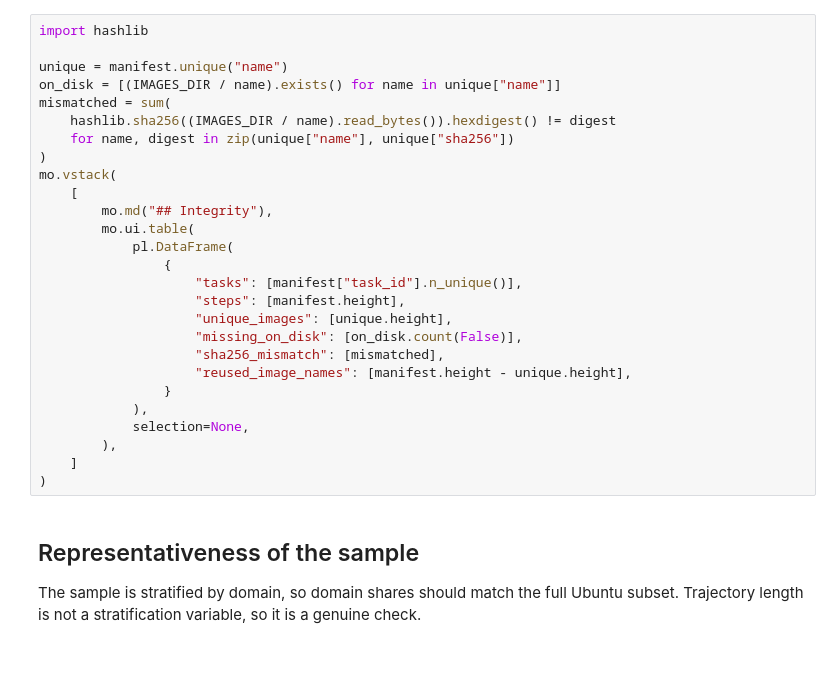
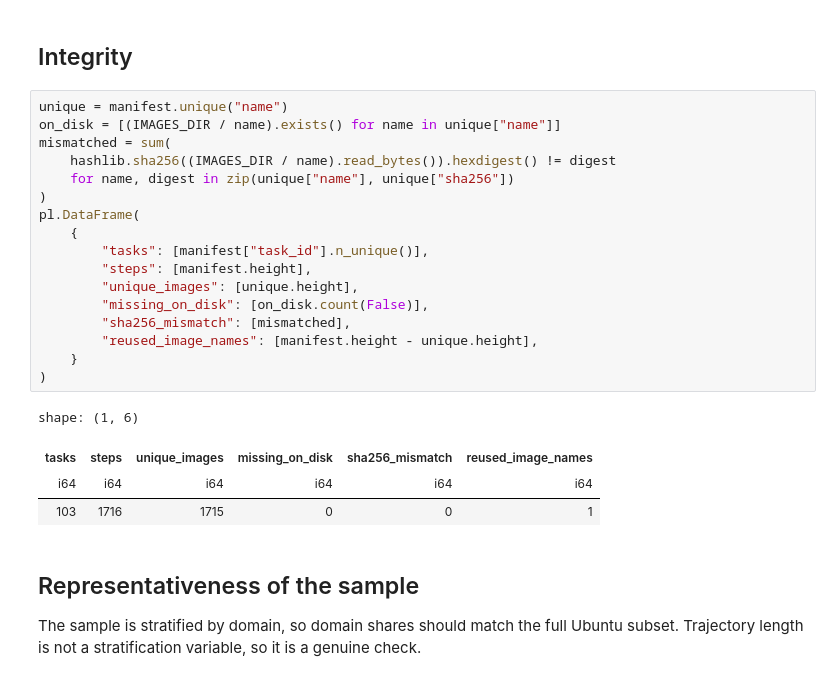
Before and after one commit to draklowell/active-belief-world-model, a Jupyter notebook: notebooks/06_agentnet_images_eda.ipynb, the cells around one changed output. Drawn from its saved outputs; the diff is of its cells as text.

```diff
--- a/notebooks/06_agentnet_images_eda.ipynb
+++ b/notebooks/06_agentnet_images_eda.ipynb
@@ -32,30 +53,27 @@ CRC32 verified on download and its sha256 is stored in the manifest.
+# %% [markdown]
+## Integrity
 # %%
-import hashlib
-
 unique = manifest.unique("name")
 on_disk = [(IMAGES_DIR / name).exists() for name in unique["name"]]
 mismatched = sum(
     hashlib.sha256((IMAGES_DIR / name).read_bytes()).hexdigest() != digest
     for name, digest in zip(unique["name"], unique["sha256"])
 )
-mo.vstack(
-    [
-        mo.md("## Integrity"),
-        mo.ui.table(
-            pl.DataFrame(
-                {
-                    "tasks": [manifest["task_id"].n_unique()],
-                    "steps": [manifest.height],
-                    "unique_images": [unique.height],
-                    "missing_on_disk": [on_disk.count(False)],
-                    "sha256_mismatch": [mismatched],
-                    "reused_image_names": [manifest.height - unique.height],
-                }
-            ),
-            selection=None,
-        ),
-    ]
+pl.DataFrame(
+    {
+        "tasks": [manifest["task_id"].n_unique()],
+        "steps": [manifest.height],
+        "unique_images": [unique.height],
+        "missing_on_disk": [on_disk.count(False)],
+        "sha256_mismatch": [mismatched],
+        "reused_image_names": [manifest.height - unique.height],
+    }
 )
+# %% [output]
+shape: (1, 6)
+| tasks | steps | unique_images | missing_on_disk | sha256_mismatch | reused_image_names |
+| i64 | i64 | i64 | i64 | i64 | i64 |
+| 103 | 1716 | 1715 | 0 | 0 | 1 |
 # %% [markdown]
 ## Representativeness of the sample
 
```
Also changed, not shown: parts of 15 cells of this notebook, 1 other file.
